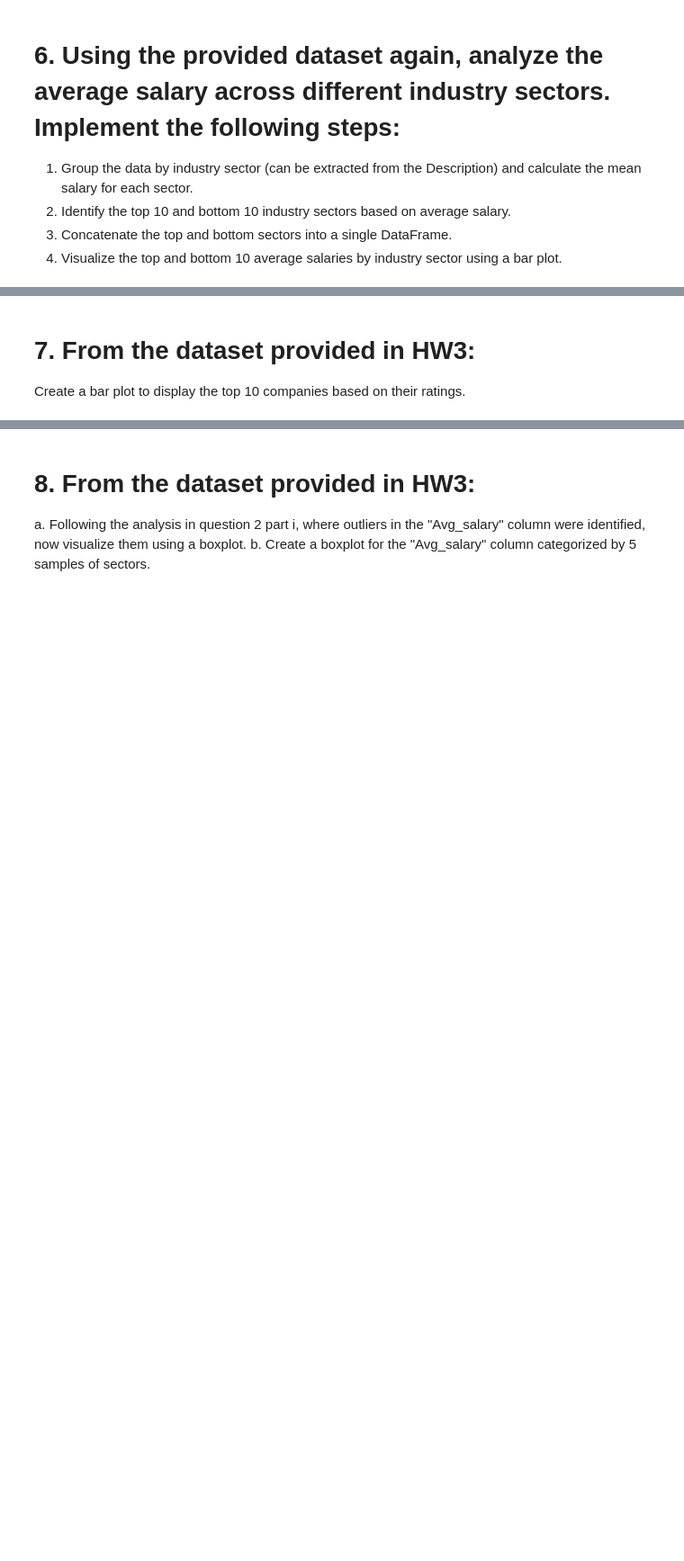
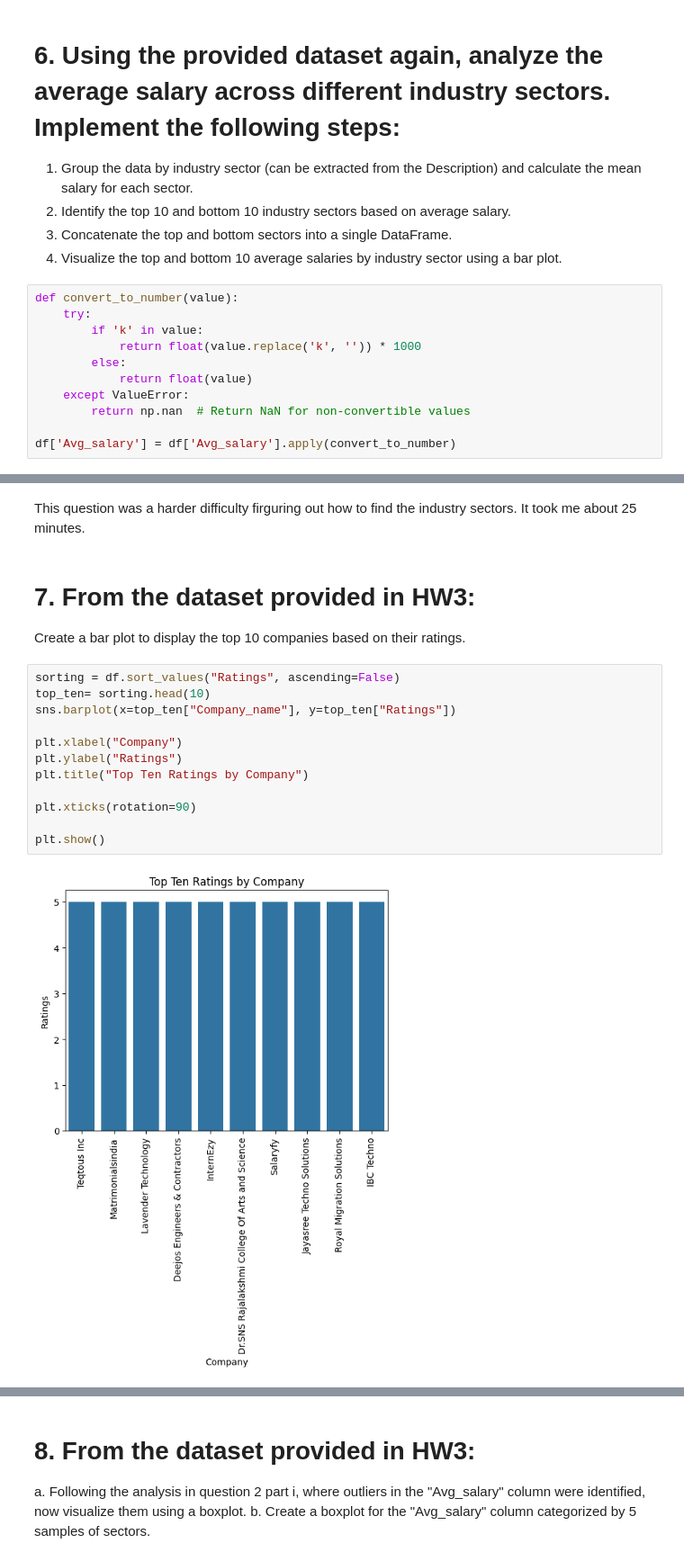
Before and after one commit to ninapeak10/Intro-to-Data-Science, a Jupyter notebook: HW/HW4.ipynb, the cells around one changed output, grey strips where cells are left out. Shown at 90% size. Drawn from its saved outputs; the diff is of its cells as text; blank space fills up the shorter version.

```diff
--- a/HW/HW4.ipynb
+++ b/HW/HW4.ipynb
@@ -221,3 +358,14 @@ From the plot, we can observe the distribution of ratings among the companies. W
 2. Identify the top 10 and bottom 10 industry sectors based on average salary.
 3. Concatenate the top and bottom sectors into a single DataFrame.
 4. Visualize the top and bottom 10 average salaries by industry sector using a bar plot.
+# %%
+def convert_to_number(value):
+    try:
+        if 'k' in value:
+            return float(value.replace('k', '')) * 1000
+        else:
+            return float(value)
+    except ValueError:
+        return np.nan  # Return NaN for non-convertible values
+
+df['Avg_salary'] = df['Avg_salary'].apply(convert_to_number)
@@ -224,3 +476,19 @@ From the plot, we can observe the distribution of ratings among the companies. W
+# %% [markdown]
+This question was a harder difficulty firguring out how to find the industry sectors. It took me about 25 minutes.
 # %% [markdown]
 # 7. From the dataset provided in HW3:
 Create a bar plot to display the top 10 companies based on their ratings.
+# %%
+sorting = df.sort_values("Ratings", ascending=False)
+top_ten= sorting.head(10)
+sns.barplot(x=top_ten["Company_name"], y=top_ten["Ratings"])
+
+plt.xlabel("Company")
+plt.ylabel("Ratings")
+plt.title("Top Ten Ratings by Company")
+
+plt.xticks(rotation=90)
+
+plt.show()
+# %% [output]
+[figure, added]
```
Also changed, not shown: parts of 32 cells of this notebook.
